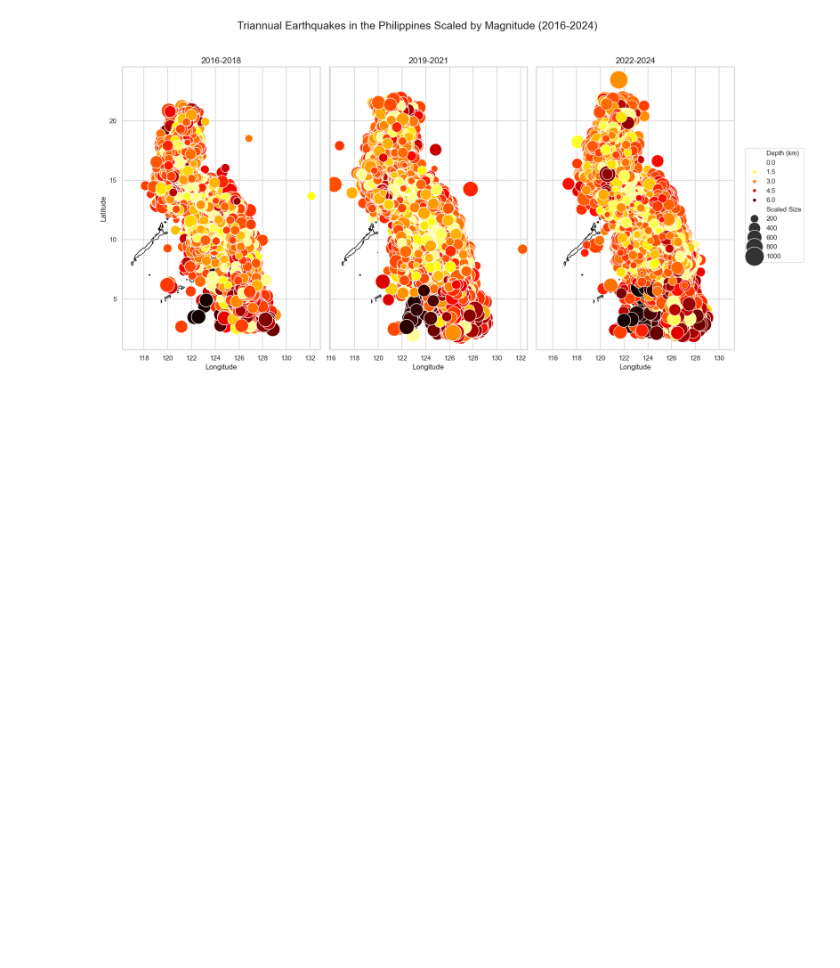
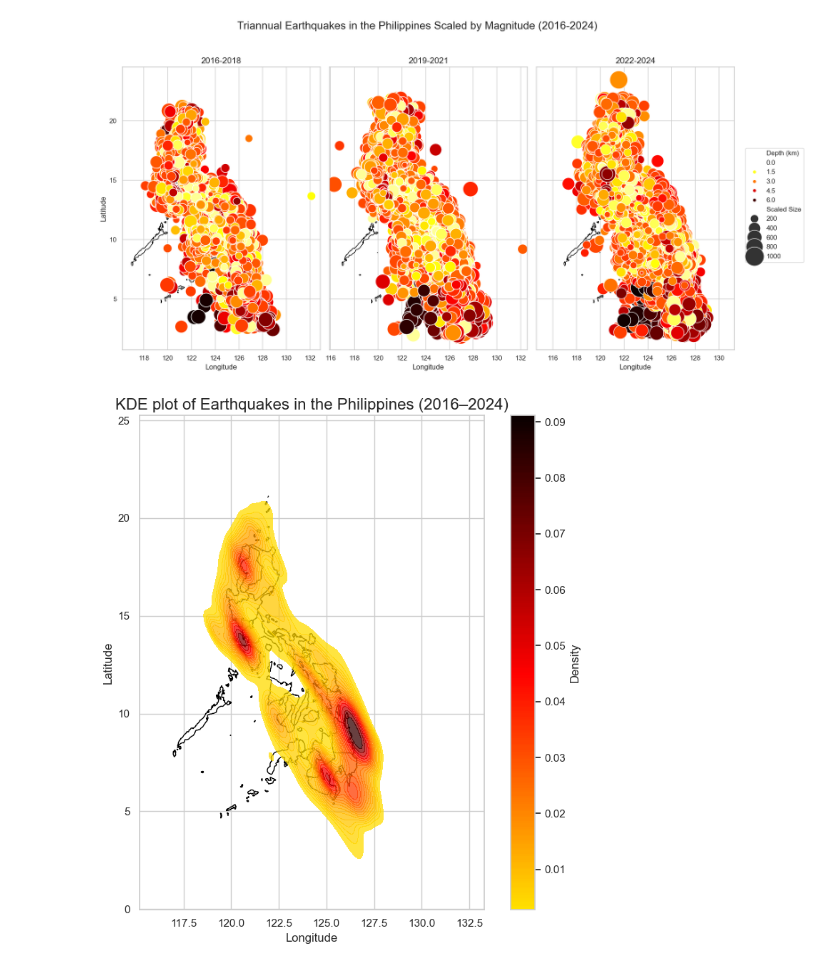
Before and after one commit to nic0-dev/ph-earthquake-clusters, a Jupyter notebook: notebooks/01_data_exploration.ipynb, the cells around one changed output. Drawn from its saved outputs; the diff is of its cells as text; code cells hidden in the pictures; blank space fills up the shorter version.

```diff
--- a/notebooks/01_data_exploration.ipynb
+++ b/notebooks/01_data_exploration.ipynb
@@ -315,20 +373,22 @@ plt.show()
 # %%
 plt.figure(figsize=(10, 8))
 ax = plt.gca()
 # Kernel Density Contours for quake locations
 ph_shape.plot(ax=ax, color='white', edgecolor='black')
 kde_plot = sns.kdeplot(data=filtered_depth, x='Longitude', y='Latitude', fill=True, levels=20, cmap=truncated_cmap, alpha=0.75)
 
 norm = kde_plot.collections[-1].norm
 cmap = kde_plot.collections[-1].cmap
 mappable = plt.cm.ScalarMappable(norm=norm, cmap=cmap)
 mappable.set_array([])
 cbar = plt.colorbar(mappable, ax=ax, fraction=0.046, pad=0.04)
 cbar.set_label("Density")
 
-ax.set_title("Contour Map (Kernel Density) of Earthquake Epicenters (2016–2024)", fontsize=16)
+ax.set_title("KDE plot of Earthquakes in the Philippines (2016–2024)", fontsize=16)
 ax.set_xlabel("Longitude", fontsize=12)
 ax.set_ylabel("Latitude", fontsize=12)
 
 plt.tight_layout()
 plt.show()
+# %% [output]
+[figure, added]
```
Also changed, not shown: parts of 10 cells of this notebook.
